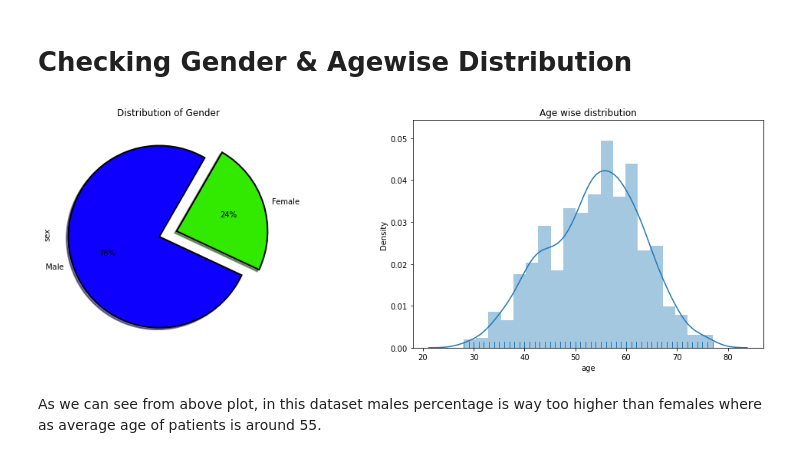
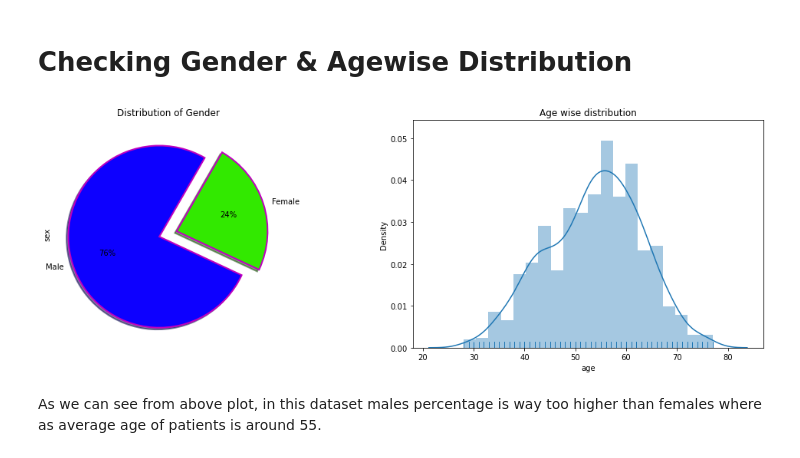
Before and after one commit to northcampus-university-of-kashmir/Heart-Disease-Detection-System, a Jupyter notebook: New dataset/for_new_dataset.ipynb, the cells around one changed output. Cells and saved outputs as stored; diff of their text form; code cells hidden in the pictures.

```diff
--- a/New dataset/for_new_dataset.ipynb
+++ b/New dataset/for_new_dataset.ipynb
@@ -137,15 +138,15 @@ The dataset is balanced having 629 heart disease patients and 561 normal patient
 # %%
 plt.figure(figsize=(18,12))
 plt.subplot(221)
 dt["sex"].value_counts().plot.pie(autopct = "%1.0f%%",colors = sns.color_palette("prism",5),startangle = 60,labels=["Male","Female"],
-wedgeprops={"linewidth":2,"edgecolor":"k"},explode=[.1,.1],shadow =True)
+wedgeprops={"linewidth":2,"edgecolor":"m"},explode=[.1,.1],shadow =True)
 plt.title("Distribution of Gender")
 plt.subplot(222)
 ax= sns.distplot(dt['age'], rug=True)
 plt.title("Age wise distribution")
 plt.show()
 # %% [output]
-[figure, old version]
+[figure, new version]
 # %% [markdown]
 As we can see from above plot, in this dataset males percentage is way too higher than females where as average age of patients is around 55.
 # %%
```
Also changed, not shown: parts of 46 cells of this notebook, 4 other files.
